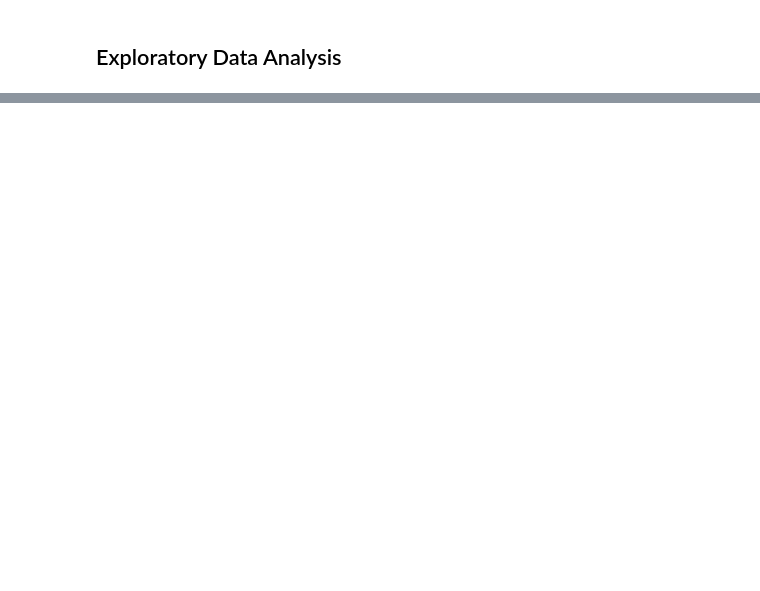
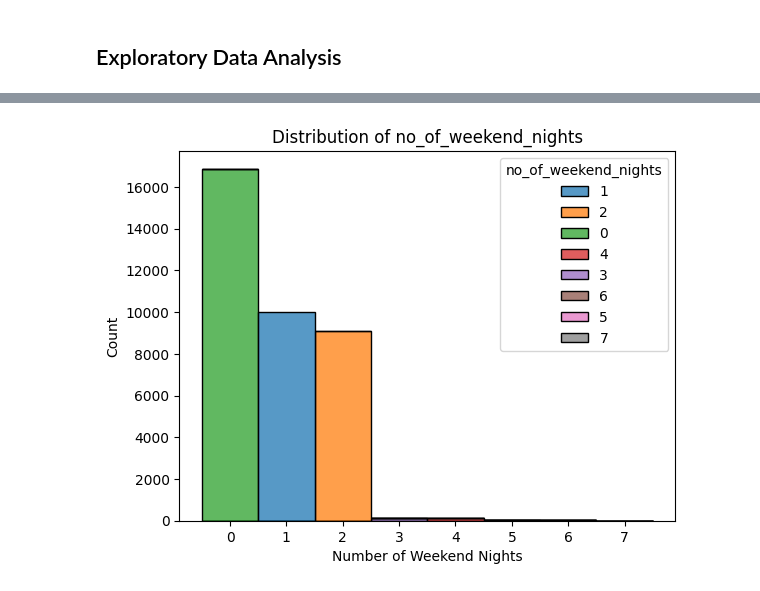
Before and after one commit to abhisheku-official/hotel-reservation-cancellations, a Jupyter notebook: hotel_booking_cancelation_prediction.ipynb, the cells around one changed output, grey strips where cells are left out. Cells and saved outputs as stored; diff of their text form; code cells hidden in the pictures; blank space fills up the shorter version.

```diff
--- a/hotel_booking_cancelation_prediction.ipynb
+++ b/hotel_booking_cancelation_prediction.ipynb
@@ -190,0 +216,11 @@ for column in df.columns:
+# %%
+sns.histplot(data=df,x='no_of_weekend_nights', bins=20,discrete=True,hue=df['no_of_weekend_nights'].astype(str),multiple='stack')
+plt.title('Distribution of no_of_weekend_nights')
+plt.xlabel('Number of Weekend Nights')
+plt.show()
+"""
+#INSIGHT
+Most bookings have 0 weekend nights, indicating that customers typically check out before the weekend.
+"""
+# %% [output]
+[figure, added]
```
Also changed, not shown: parts of 8 cells of this notebook.
